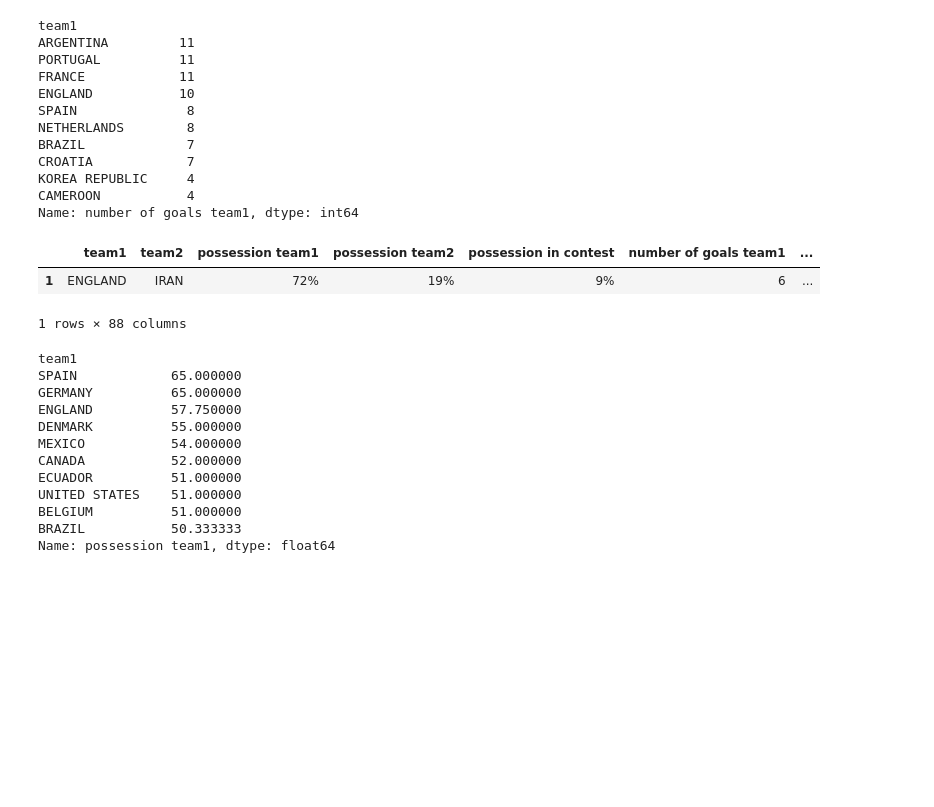
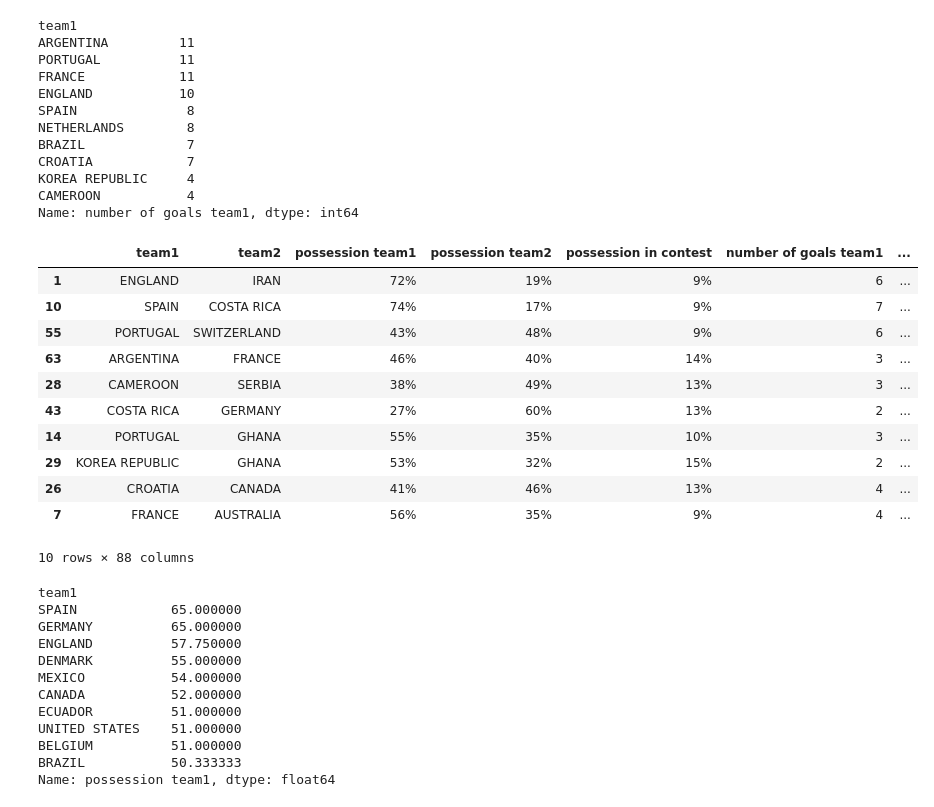
Before and after one commit to denisemasar/project, a Jupyter notebook: project.ipynb, the cells around one changed output. Cells and saved outputs as stored; diff of their text form; code cells hidden in the pictures; blank space fills up the shorter version.

```diff
--- a/project.ipynb
+++ b/project.ipynb
@@ -216,16 +224,25 @@ Name: number of goals team1, dtype: int64
 # %%
 # ==========================================================
 # PERGUNTA 2
-# Qual o jogo teve mais gols?
+# Qual os jogos tiveram mais gols (cite os 10 primeiros)?
 # ==========================================================
 # ordeno os jogos pelo total de gols
 # head(1) mostra apenas o jogo com maior valor
 
-df.sort_values('total_goals', ascending=False).head(1)
+df.sort_values('total_goals', ascending=False).head(10)
 # %% [output]
 |  | team1 | team2 | possession team1 | possession team2 | possession in contest | number of goals team1 | ... |
 | 1 | ENGLAND | IRAN | 72% | 19% | 9% | 6 | ... |
+| 10 | SPAIN | COSTA RICA | 74% | 17% | 9% | 7 | ... |
+| 55 | PORTUGAL | SWITZERLAND | 43% | 48% | 9% | 6 | ... |
+| 63 | ARGENTINA | FRANCE | 46% | 40% | 14% | 3 | ... |
+| 28 | CAMEROON | SERBIA | 38% | 49% | 13% | 3 | ... |
+| 43 | COSTA RICA | GERMANY | 27% | 60% | 13% | 2 | ... |
+| 14 | PORTUGAL | GHANA | 55% | 35% | 10% | 3 | ... |
+| 29 | KOREA REPUBLIC | GHANA | 53% | 32% | 15% | 2 | ... |
+| 26 | CROATIA | CANADA | 41% | 46% | 13% | 4 | ... |
+| 7 | FRANCE | AUSTRALIA | 56% | 35% | 9% | 4 | ... |
-1 rows × 88 columns
+10 rows × 88 columns
 # %%
 # ==========================================================
 # PERGUNTA 3:
```
Also changed, not shown: parts of 2 cells of this notebook, 1 other file.
